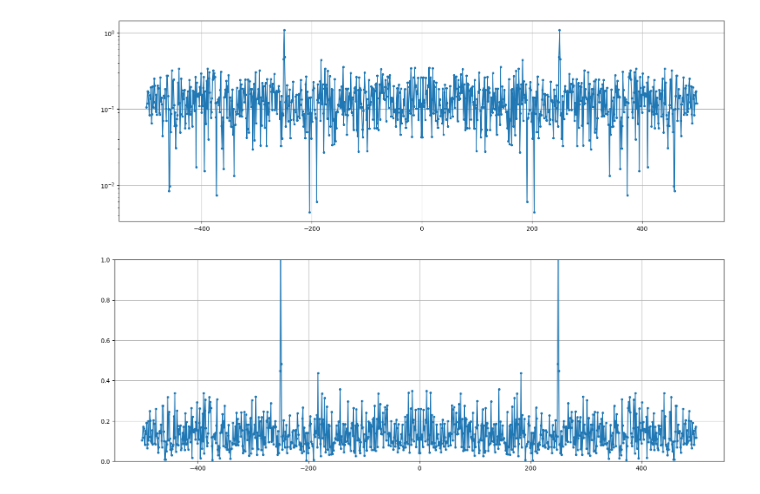
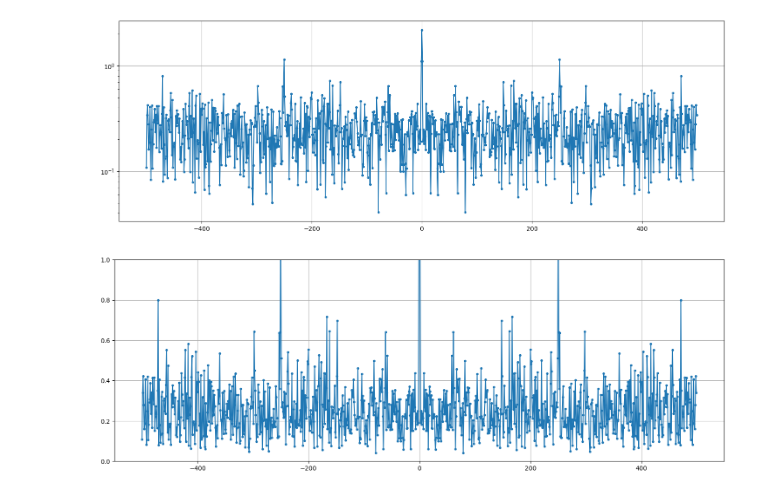
Before and after one commit to jsanchezalmagro/pysdr, a Jupyter notebook: fft.ipynb, the cells around one changed output. Saved outputs shown, nothing was run; the diff lists cells and outputs as text; code cells hidden in the pictures.

```diff
--- a/fft.ipynb
+++ b/fft.ipynb
@@ -14,7 +14,7 @@ import matplotlib.pyplot as plt
 Fs = 1000 # Hz
 
 
-t, s1 = generate_sine_wave(1, 0, 250, Fs, 1, 0.003)
+t, s1 = generate_sine_wave(1, 0, 250, Fs, 1, 1)
 
 t, s2 = generate_sine_wave(1, np.pi/4, 250, Fs, 1, -0.002)
 
@@ -31,34 +31,34 @@ def plot_fft(signal, Fs):
 
     plt.rcParams['figure.figsize'] = [18, 6]
     plt.ylim(0, 1)
     plt.grid()
     plt.figure(0)
     plt.semilogy(f, S_mag,'.-')
 
     plt.grid()
     plt.figure(1)
     plt.plot(f, S_mag,'.-')
 
 
     plt.show()
 
 def add_awgn(signal_in, snr_db):
 
     # Calculate signal power and convert to dB
-    sig_avg_watts = np.mean(signal_in)
+    sig_avg_watts = np.mean(signal_in**2)
     sig_avg_db = 10 * np.log10(sig_avg_watts)
     # Calculate noise according to [2] then convert to watts
     noise_avg_db = sig_avg_db - snr_db
     noise_avg_watts = 10 ** (noise_avg_db / 10)
     # Generate an sample of white noise
     mean_noise = 0
     noise_volts = np.random.normal(mean_noise, np.sqrt(noise_avg_watts), len(signal_in))
     # Noise up the original signal
     signal_out = signal_in + noise_volts
     return signal_out
 
-s_out = add_awgn(s, -30)
+s_out = add_awgn(s, -10)
 plot_fft(s_out, Fs)
 # %% [output]
-[figure, old version]
+[figure, new version]
-[figure, old version]
+[figure, new version]
```
